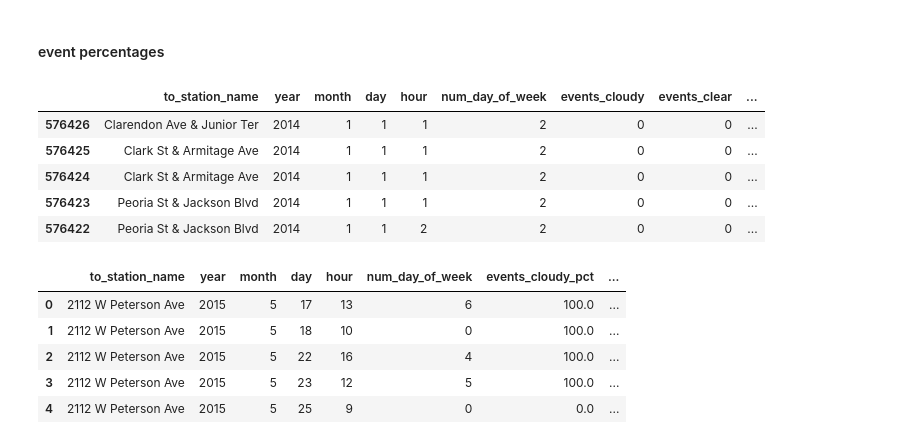
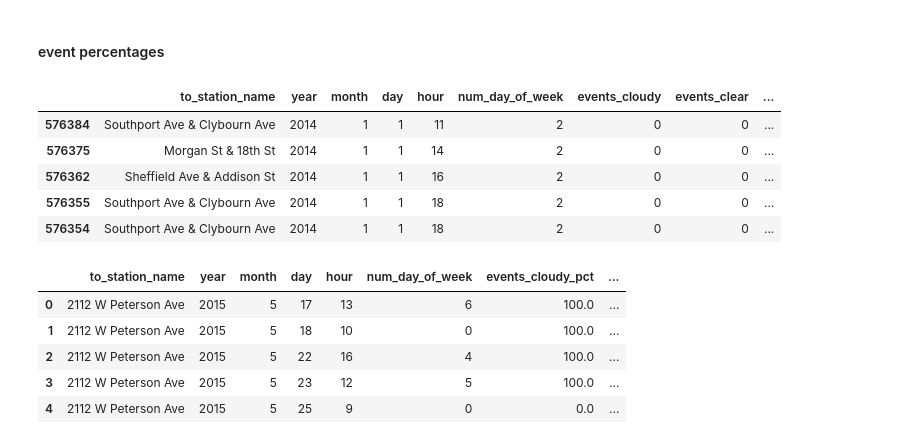
Before and after one commit to karahahn/Springboard_Capstone2, a Jupyter notebook: Modeling Dataframe.ipynb, the cells around one changed output. Saved outputs shown, nothing was run; the diff lists cells and outputs as text; code cells hidden in the pictures.

```diff
--- a/Modeling Dataframe.ipynb
+++ b/Modeling Dataframe.ipynb
@@ -174,2 +161,2 @@ df_negative.head()
 # %%
-#data_rm_neg['date'] = data_rm_neg['starttime'].dt.date
+data['date'] = data['starttime'].dt.date
@@ -178,0 +163,6 @@ df_negative.head()
+# %%
+badstation = df_negative['station_name'].unique()
+# %%
+data = data[~data['from_station_name'].isin(badstation)]
+# %%
+data = data[~data['to_station_name'].isin(badstation)]
@@ -384,15 +385,15 @@ memory usage: 245.0+ MB
 #### event percentages
 # %%
 dfaevents = dfmodel_end.copy()
-dfaevents = dfaevents[['to_station_name','year','month','day','hour','num_day_of_week','events_cloudy','events_clear','events_not clear','events_rain or snow','events_tstorms','events_unknown']]
+dfaevents = dfaevents[['to_station_name','year','month','day','hour','num_day_of_week','events_cloudy','events_clear','events_not clear','events_rain or snow','events_tstorms']]
 dfaevents.head()
 # %% [output]
 |  | to_station_name | year | month | day | hour | num_day_of_week | events_cloudy | events_clear | ... |
-| 576426 | Clarendon Ave & Junior Ter | 2014 | 1 | 1 | 1 | 2 | 0 | 0 | ... |
-| 576425 | Clark St & Armitage Ave | 2014 | 1 | 1 | 1 | 2 | 0 | 0 | ... |
-| 576424 | Clark St & Armitage Ave | 2014 | 1 | 1 | 1 | 2 | 0 | 0 | ... |
-| 576423 | Peoria St & Jackson Blvd | 2014 | 1 | 1 | 1 | 2 | 0 | 0 | ... |
-| 576422 | Peoria St & Jackson Blvd | 2014 | 1 | 1 | 2 | 2 | 0 | 0 | ... |
+| 576384 | Southport Ave & Clybourn Ave | 2014 | 1 | 1 | 11 | 2 | 0 | 0 | ... |
+| 576375 | Morgan St & 18th St | 2014 | 1 | 1 | 14 | 2 | 0 | 0 | ... |
+| 576362 | Sheffield Ave & Addison St | 2014 | 1 | 1 | 16 | 2 | 0 | 0 | ... |
+| 576355 | Southport Ave & Clybourn Ave | 2014 | 1 | 1 | 18 | 2 | 0 | 0 | ... |
+| 576354 | Southport Ave & Clybourn Ave | 2014 | 1 | 1 | 18 | 2 | 0 | 0 | ... |
 # %%
 dfaevents['sum'] = (dfaevents['events_cloudy'] +
                    dfaevents['events_clear'] +
```
Also changed, not shown: parts of 30 cells of this notebook.
